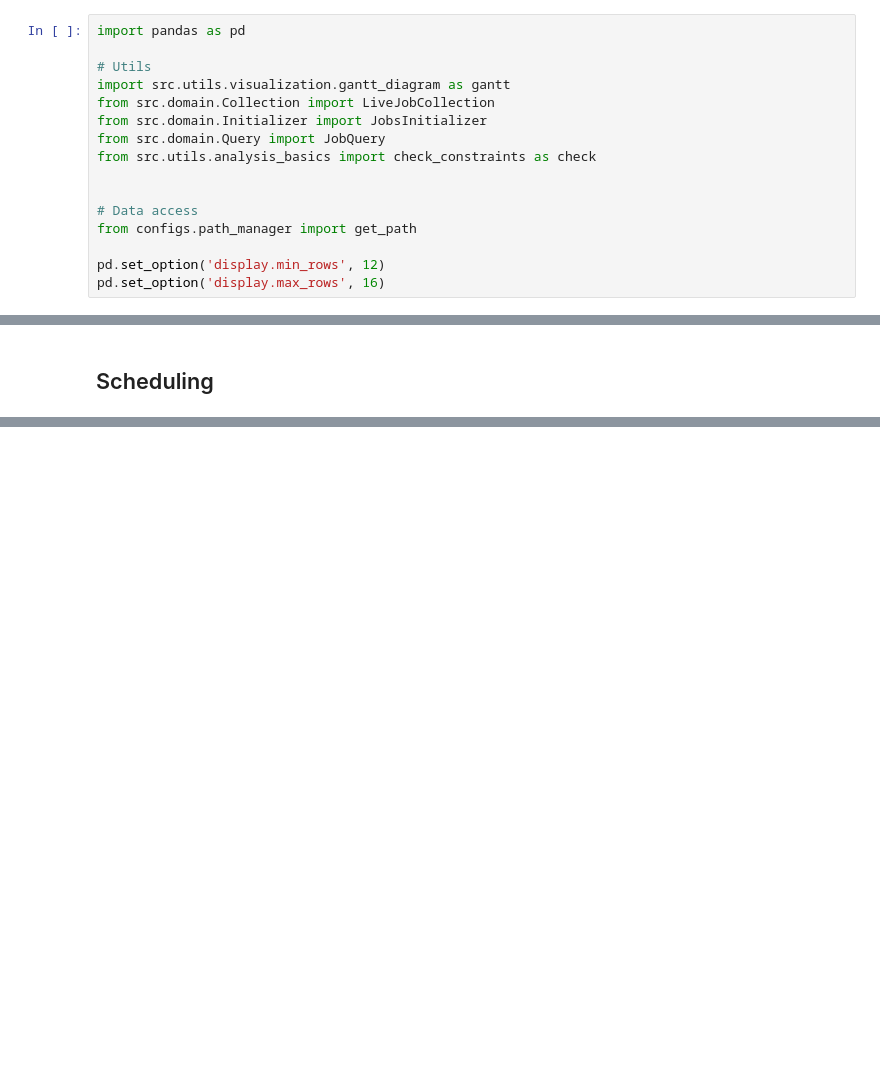
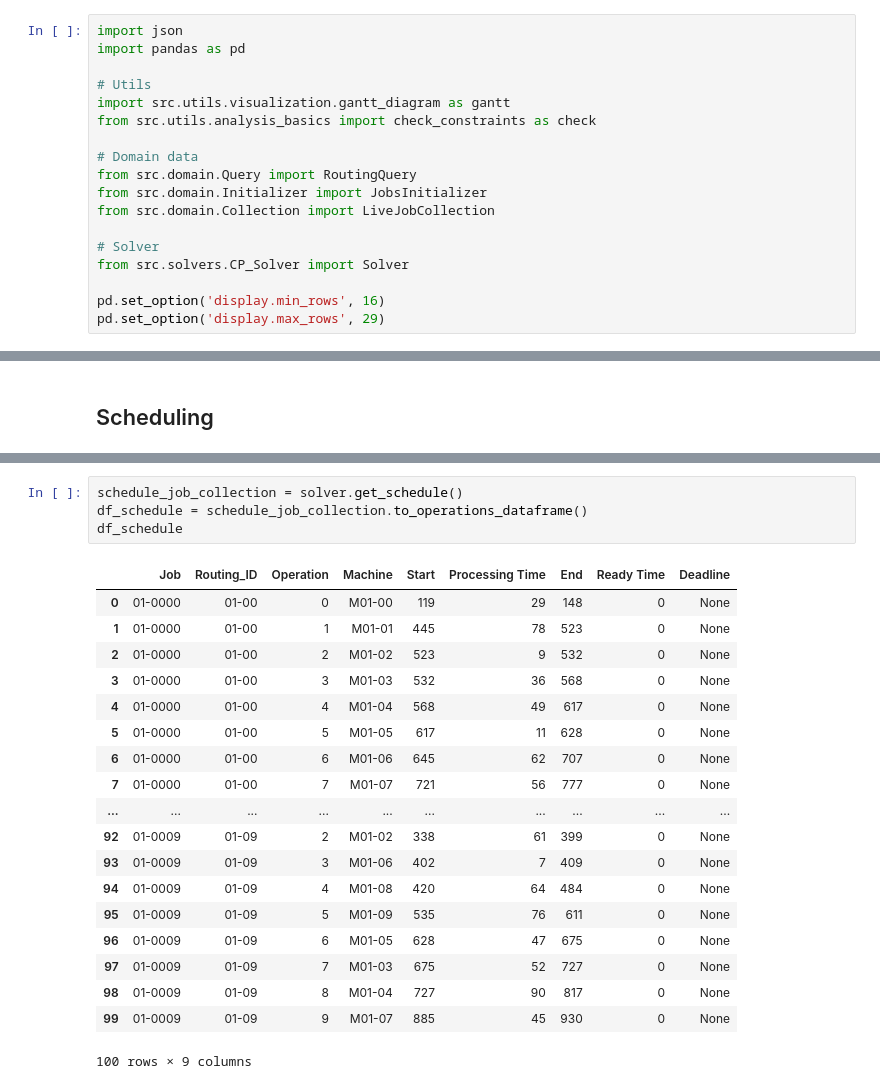
Before and after one commit to konrad-adamski/HTWD_Minimalinvasives_Job-Shop_Scheduling, a Jupyter notebook: notebooks/01_Makespan/01_Google_OR-Tools_Constraint_Programming.ipynb, the cells around one changed output, grey strips where cells are left out. Saved outputs shown, nothing was run; the diff lists cells and outputs as text; blank space fills up the shorter version.

```diff
--- a/notebooks/01_Makespan/01_Google_OR-Tools_Constraint_Programming.ipynb
+++ b/notebooks/01_Makespan/01_Google_OR-Tools_Constraint_Programming.ipynb
@@ -1,16 +3,18 @@
 # %%
+import json
 import pandas as pd
 
 # Utils
 import src.utils.visualization.gantt_diagram as gantt
-from src.domain.Collection import LiveJobCollection
-from src.domain.Initializer import JobsInitializer
-from src.domain.Query import JobQuery
 from src.utils.analysis_basics import check_constraints as check
 
+# Domain data
+from src.domain.Query import RoutingQuery
+from src.domain.Initializer import JobsInitializer
+from src.domain.Collection import LiveJobCollection
 
-# Data access
-from configs.path_manager import get_path
+# Solver
+from src.solvers.CP_Solver import Solver
 
-pd.set_option('display.min_rows', 12)
-pd.set_option('display.max_rows', 16)
+pd.set_option('display.min_rows', 16)
+pd.set_option('display.max_rows', 29)
@@ -130,3 +111,27 @@ Solver.get_solver_info(
+# %%
+schedule_job_collection = solver.get_schedule()
+df_schedule = schedule_job_collection.to_operations_dataframe()
+df_schedule
+# %% [output]
+|  | Job | Routing_ID | Operation | Machine | Start | Processing Time | End | Ready Time | Deadline |
+| 0 | 01-0000 | 01-00 | 0 | M01-00 | 119 | 29 | 148 | 0 | None |
+| 1 | 01-0000 | 01-00 | 1 | M01-01 | 445 | 78 | 523 | 0 | None |
+| 2 | 01-0000 | 01-00 | 2 | M01-02 | 523 | 9 | 532 | 0 | None |
+| 3 | 01-0000 | 01-00 | 3 | M01-03 | 532 | 36 | 568 | 0 | None |
+| 4 | 01-0000 | 01-00 | 4 | M01-04 | 568 | 49 | 617 | 0 | None |
+| 5 | 01-0000 | 01-00 | 5 | M01-05 | 617 | 11 | 628 | 0 | None |
+| 6 | 01-0000 | 01-00 | 6 | M01-06 | 645 | 62 | 707 | 0 | None |
+| 7 | 01-0000 | 01-00 | 7 | M01-07 | 721 | 56 | 777 | 0 | None |
+| ... | ... | ... | ... | ... | ... | ... | ... | ... | ... |
+| 92 | 01-0009 | 01-09 | 2 | M01-02 | 338 | 61 | 399 | 0 | None |
+| 93 | 01-0009 | 01-09 | 3 | M01-06 | 402 | 7 | 409 | 0 | None |
+| 94 | 01-0009 | 01-09 | 4 | M01-08 | 420 | 64 | 484 | 0 | None |
+| 95 | 01-0009 | 01-09 | 5 | M01-09 | 535 | 76 | 611 | 0 | None |
+| 96 | 01-0009 | 01-09 | 6 | M01-05 | 628 | 47 | 675 | 0 | None |
+| 97 | 01-0009 | 01-09 | 7 | M01-03 | 675 | 52 | 727 | 0 | None |
+| 98 | 01-0009 | 01-09 | 8 | M01-04 | 727 | 90 | 817 | 0 | None |
+| 99 | 01-0009 | 01-09 | 9 | M01-07 | 885 | 45 | 930 | 0 | None |
+100 rows × 9 columns
 # %%
 gantt.get_plot(df_schedule, perspective="Machine")
 check.check_core_schedule_constraints(df_schedule)
```
Also changed, not shown: parts of 17 cells of this notebook, 3 other files.
